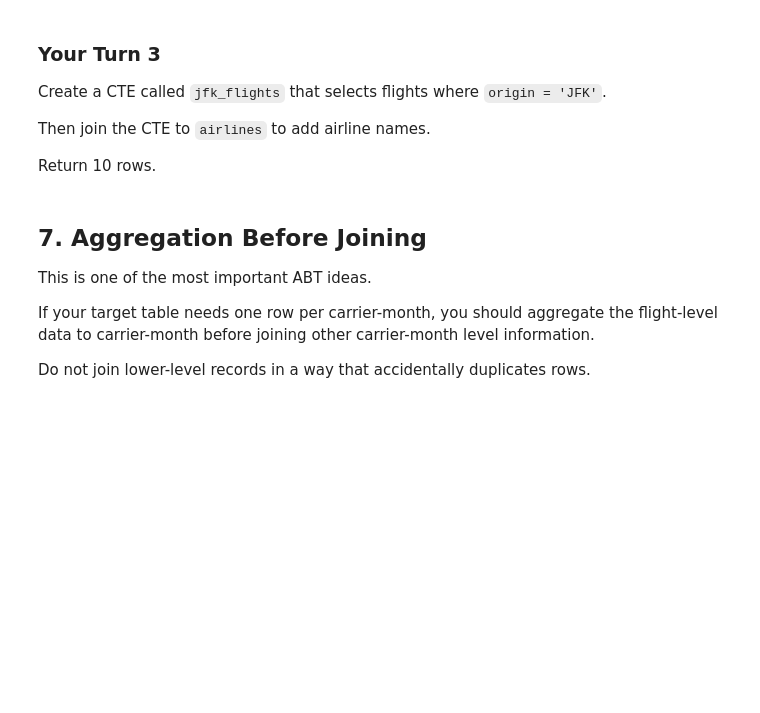
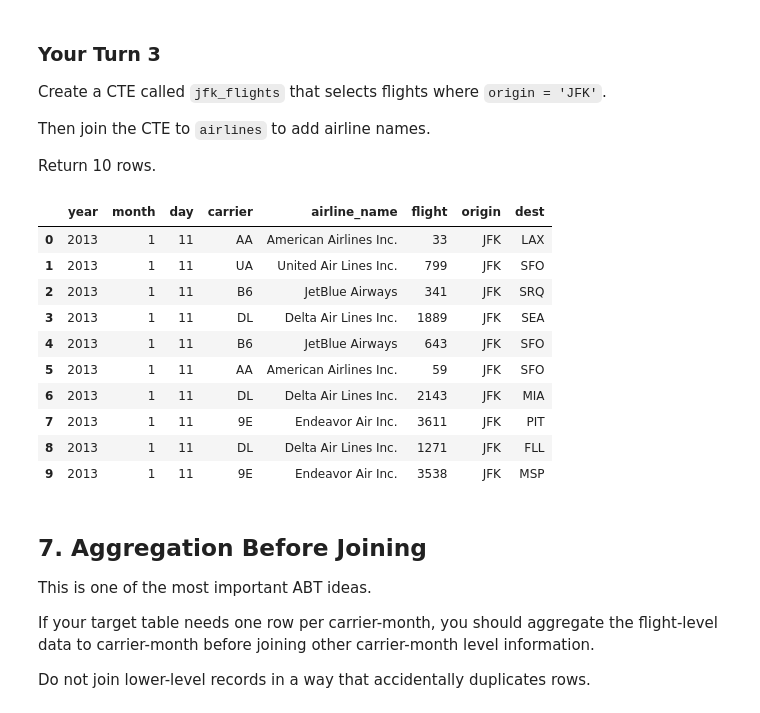
Before and after one commit to ehls1703-wq/ban6003-week-09-10-sql-abt-enrique-lopez, a Jupyter notebook: notebooks/module10_sql_joins_abt_guided_lab.ipynb, the cells around one changed output. Drawn from its saved outputs; the diff is of its cells as text; code cells hidden in the pictures; blank space fills up the shorter version.

```diff
--- a/notebooks/module10_sql_joins_abt_guided_lab.ipynb
+++ b/notebooks/module10_sql_joins_abt_guided_lab.ipynb
@@ -413,13 +524,50 @@ Then join the CTE to `airlines` to add airline names.
 
 Return 10 rows.
 # %%
+
 # Your Turn 3
 
 query = '''
-
+WITH jfk_flights AS (
+    SELECT
+        year,
+        month,
+        day,
+        carrier,
+        flight,
+        origin,
+        dest
+    FROM flights
+    WHERE origin = 'JFK'
+)
+SELECT
+    f.year,
+    f.month,
+    f.day,
+    f.carrier,
+    a.name AS airline_name,
+    f.flight,
+    f.origin,
+    f.dest
+FROM jfk_flights AS f
+LEFT JOIN airlines AS a
+    ON f.carrier = a.carrier
+LIMIT 10;
 '''
 
 run_query(query, engine)
+# %% [output]
+|  | year | month | day | carrier | airline_name | flight | origin | dest |
+| 0 | 2013 | 1 | 11 | AA | American Airlines Inc. | 33 | JFK | LAX |
+| 1 | 2013 | 1 | 11 | UA | United Air Lines Inc. | 799 | JFK | SFO |
+| 2 | 2013 | 1 | 11 | B6 | JetBlue Airways | 341 | JFK | SRQ |
+| 3 | 2013 | 1 | 11 | DL | Delta Air Lines Inc. | 1889 | JFK | SEA |
+| 4 | 2013 | 1 | 11 | B6 | JetBlue Airways | 643 | JFK | SFO |
+| 5 | 2013 | 1 | 11 | AA | American Airlines Inc. | 59 | JFK | SFO |
+| 6 | 2013 | 1 | 11 | DL | Delta Air Lines Inc. | 2143 | JFK | MIA |
+| 7 | 2013 | 1 | 11 | 9E | Endeavor Air Inc. | 3611 | JFK | PIT |
+| 8 | 2013 | 1 | 11 | DL | Delta Air Lines Inc. | 1271 | JFK | FLL |
+| 9 | 2013 | 1 | 11 | 9E | Endeavor Air Inc. | 3538 | JFK | MSP |
 # %% [markdown]
 ## 7. Aggregation Before Joining
 
```
Also changed, not shown: parts of 34 cells of this notebook, 2 other files.
